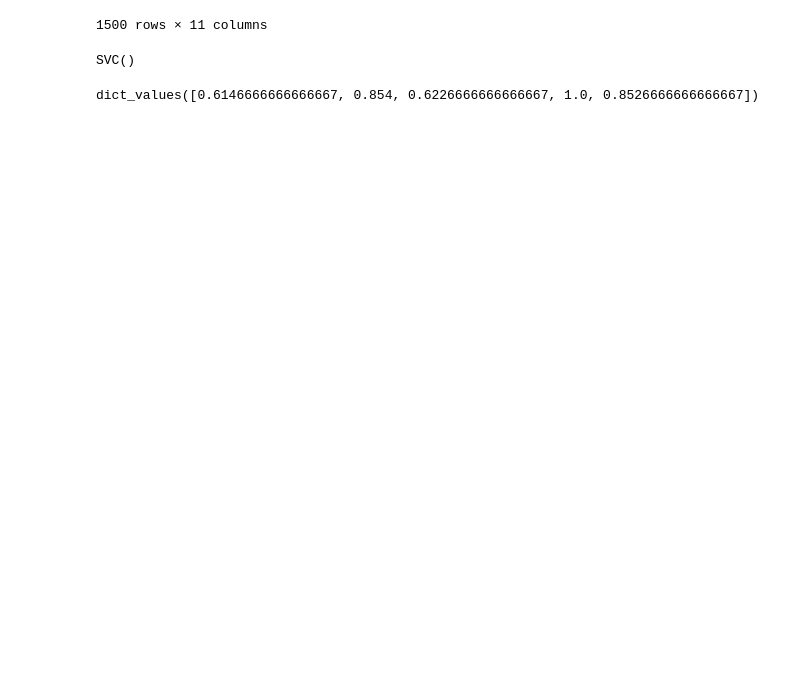
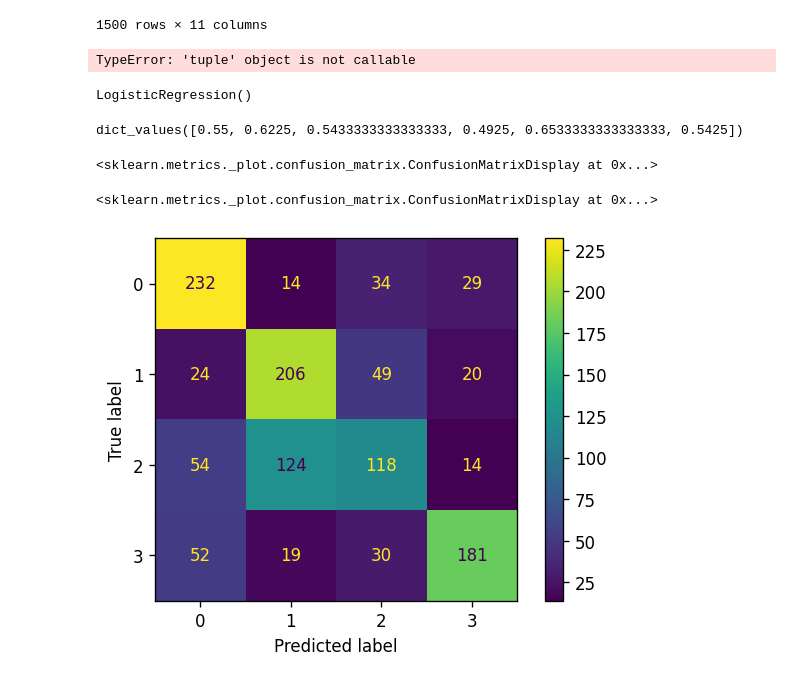
Before and after one commit to modernxpunk/Machine-Learning, a Jupyter notebook: Practices/practice1/main.ipynb, the cells around one changed output. Cells and saved outputs as stored; diff of their text form; code cells hidden in the pictures; blank space fills up the shorter version.

```diff
--- a/Practices/practice1/main.ipynb
+++ b/Practices/practice1/main.ipynb
@@ -28,21 +31,27 @@ data
 | 1499 | -0.571404 | 0.737915 | -0.347353 | 1.309141 | -0.451142 | 0.052095 | 0.076439 | -1.471830 | 0.220153 | 0.100767 | 3 |
 1500 rows × 11 columns
 # %%
-features = ['x1', 'x2', 'x3', 'x4', 'x5', 'x6', 'x7', 'x8', 'x9', 'x10']
+features = ['x1', 'x3', 'x5', 'x7', 'x10']
 # %%
 X = data[features]
 y = data['classes']
+
+X_train, X_test, y_train, y_test = train_test_split(X, y, test_size=0.8, random_state=10)
 # %%
 model_LinearDiscriminantAnalysis = LinearDiscriminantAnalysis()
-model_KNeighborsClassifier = KNeighborsClassifier()
+model_KNeighborsClassifier = KNeighborsClassifier(n_neighbors=10)
 model_GaussianNB = GaussianNB()
 model_DecisionTreeClassifier = DecisionTreeClassifier()
 model_SVC = SVC()
+model_LogisticRegression = LogisticRegression()
+# %% [output]
+TypeError: 'tuple' object is not callable
 # %%
-model_LinearDiscriminantAnalysis.fit(X, y)
-model_KNeighborsClassifier.fit(X, y)
-model_GaussianNB.fit(X, y)
-model_DecisionTreeClassifier.fit(X, y)
-model_SVC.fit(X, y)
+model_LinearDiscriminantAnalysis.fit(X_train, y_train)
+model_KNeighborsClassifier.fit(X_train, y_train)
+model_GaussianNB.fit(X_train, y_train)
+model_DecisionTreeClassifier.fit(X_train, y_train)
+model_SVC.fit(X_train, y_train)
+model_LogisticRegression.fit(X_train, y_train)
 # %% [output]
-SVC()
+LogisticRegression()
@@ -58,10 +65,10 @@ SVC = tuple(np.array(model_SVC.predict(X)))
 # %%
-percent_of_correct_answer = {ldAnalysis: 0, KNN: 0, Gaussian: 0, dTree: 0, SVC: 0}
+percent_of_correct_answer = {ldAnalysis: 0, KNN: 0, Gaussian: 0, dTree: 0, SVC: 0, lRegression: 0}
 
-for model in percent_of_corrent_answer:
-    count_corrent_classes = np.size(np.where(model == original))
-    percent_of_correct_answer[model] = count_corrent_classes / sample
+for model in percent_of_correct_answer:
+    count_corrent_classes = np.size(np.where(model == y_test))
+    percent_of_correct_answer[model] = count_corrent_classes / len(y_test)
 
 print(percent_of_correct_answer.values())
 # %% [output]
-dict_values([0.6146666666666667, 0.854, 0.6226666666666667, 1.0, 0.8526666666666667])
+dict_values([0.55, 0.6225, 0.5433333333333333, 0.4925, 0.6533333333333333, 0.5425])
@@ -73,0 +75,10 @@ dict_values([0.6146666666666667, 0.854, 0.6226666666666667, 1.0, 0.8526666666666
+# %%
+plot_confusion_matrix(model_LinearDiscriminantAnalysis, X_test, y_test, ax = ax)
+# %% [output]
+<sklearn.metrics._plot.confusion_matrix.ConfusionMatrixDisplay at 0x...>
+# %%
+fig, ax = plt.subplots(dpi = 120)
+plot_confusion_matrix(model_KNeighborsClassifier, X_test, y_test, ax = ax)
+# %% [output]
+<sklearn.metrics._plot.confusion_matrix.ConfusionMatrixDisplay at 0x...>
+[figure, added]
```
Also changed, not shown: parts of 8 cells of this notebook.
